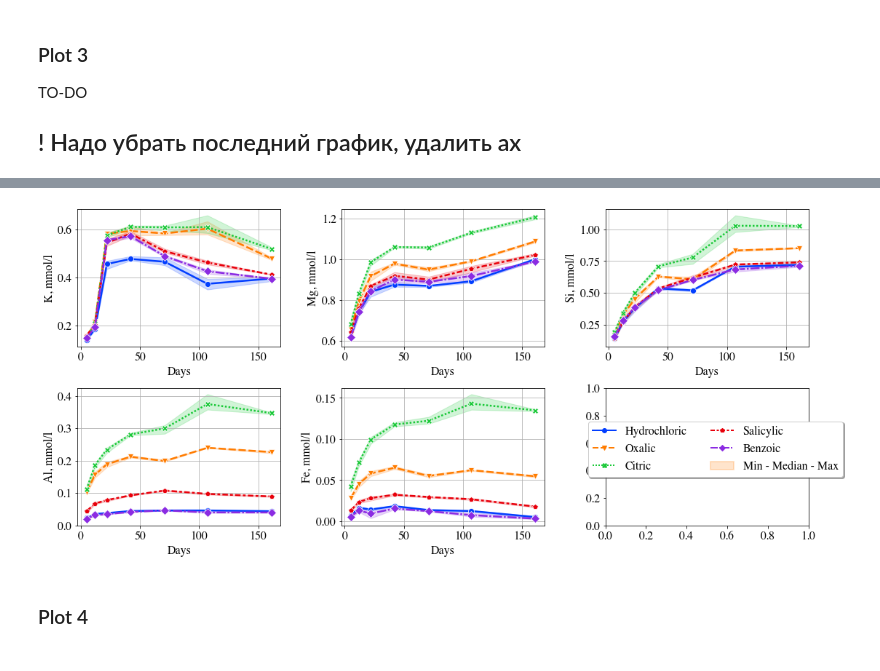
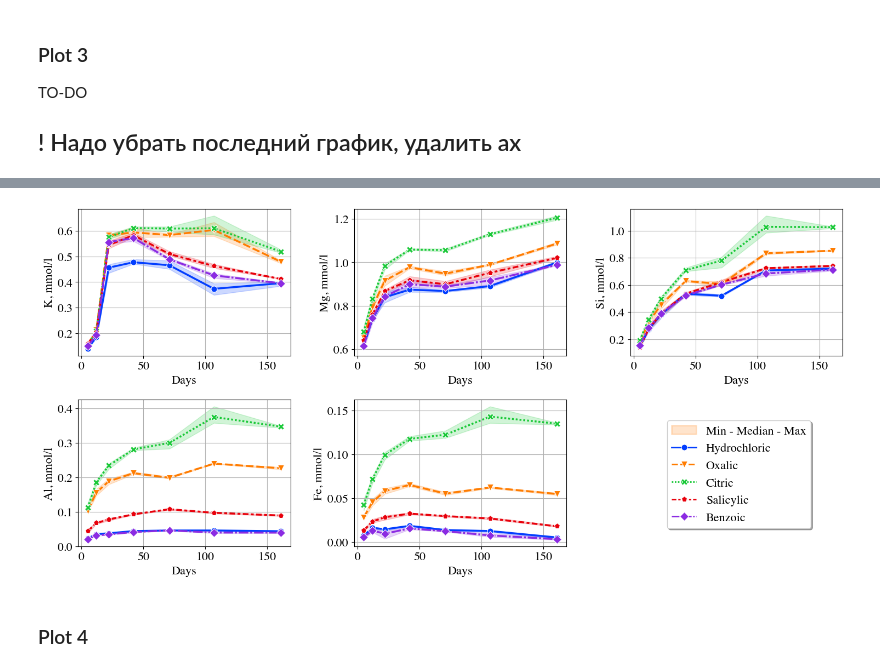
Before and after one commit to mishagrol/clay_minerals, a Jupyter notebook: notebooks/MDPI.ipynb, the cells around one changed output, grey strips where cells are left out. Saved outputs shown, nothing was run; the diff lists cells and outputs as text; code cells hidden in the pictures.

Commit message:
add: plots

```diff
--- a/notebooks/MDPI.ipynb
+++ b/notebooks/MDPI.ipynb
@@ -335,3 +335,16 @@ acid_namer = {'Hydrochloric': 'HCl',
               'Benzoic': 'Бензойная'}
 
 df['parameter_ru'] = df['parameter'].apply(lambda x: acid_namer[x])
+# %%
+import matplotlib.pyplot as plt
+
+fig, axes = plt.subplots(2, 3, figsize=(18, 8))
+axes = axes.flatten()
+
+for i, element in enumerate(elements):
+    if i >= 5:  # Ограничиваем количество рисунков до 5
+        break
+    ax = axes[i]
+    ax.plot(element)  # Замените на нужный способ отрисовки
+
+plt.show()
@@ -337,0 +353,15 @@ df['parameter_ru'] = df['parameter'].apply(lambda x: acid_namer[x])
+# %%
+import matplotlib.pyplot as plt
+
+fig, axes = plt.subplots(2, 3, figsize=(18, 8))
+axes = axes.flatten()
+
+for i, element in enumerate(elements[:5]):  # Ограничиваем только первыми 5 элементами
+    ax = axes[i]
+    ax.plot(element)  # Замените на нужный способ отрисовки
+
+# Удаляем/скрываем шестой график
+fig.delaxes(axes[5])  # Полностью убирает график
+# axes[5].set_visible(False)  # Альтернативный вариант — просто скрыть
+
+plt.show()
@@ -338,4 +370,5 @@ df['parameter_ru'] = df['parameter'].apply(lambda x: acid_namer[x])
 # %%
+estimator = 'mean'
 label_name = {'RU': 'Мин. - Медиана - Макс.', 'EN': 'Min - Median - Max'}
 label_name_hline = {'RU': 'Исх. биотит', 'EN': 'In biotite'}
 xlabel = {'RU': 'Дни', 'EN':'Days'}
@@ -356,37 +389,38 @@ for i, element in enumerate(elements):
                  markersize=8,
                  data=df,
                  markers=["o", "v", 'X', "p", 'D'],
 #                  errorbar=lambda x: (x.min(), x.max()),
                  estimator=estimator,
                  style = 'parameter',
                  linewidth = 2.5,
                  hue='parameter',
                  ax=ax,
 
                  legend = legend
                 )
     ax.grid()
     ax.collections[1].set_label(label_name[LANGUAGE])
     if i == 1:
         leg=ax.legend(frameon=True,
-                   bbox_to_anchor=(2.5, -0.5),
+                   bbox_to_anchor=(2.18, -0.4),
                    fontsize=LEGEND_FONTSIZE,
-                   ncol=2,
+                   ncol=1,
                    shadow=True,)
-        for i in leg.legendHandles:
+        for i in leg.legend_handles:
             i.set_linewidth(2)
         ax.set_zorder(5)
     ax.set_ylabel(element+', '+unit_solution[LANGUAGE])
     ax.set_xlabel(xlabel[LANGUAGE])
 
     if i==5:
         fig.delaxes(ax)
+fig.delaxes(axes[5])  # Полностью убирает график
 fig.subplots_adjust(wspace=0.3, hspace=0.3)
 fname = os.path.join(FOLDER, 'Cations_Release_Acids.png')
 plt.savefig(fname, dpi=300, bbox_inches='tight')
 plt.show()
 # %% [output]
-[figure, old version]
+[figure, new version]
 # %% [markdown]
 ### Plot 4
 # %%
```
Also changed, not shown: parts of 2 cells of this notebook.
